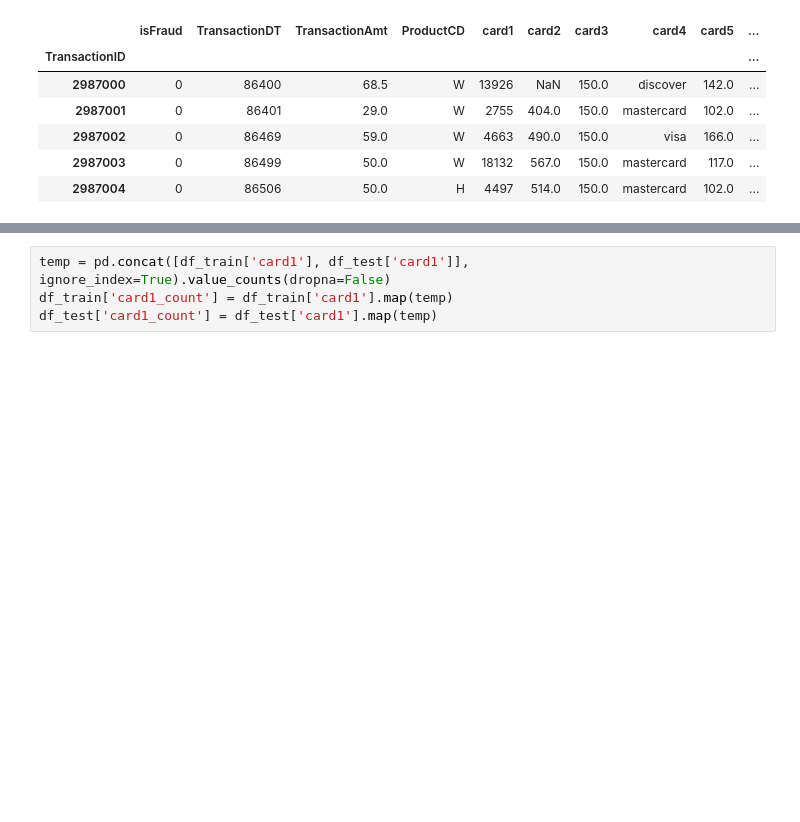
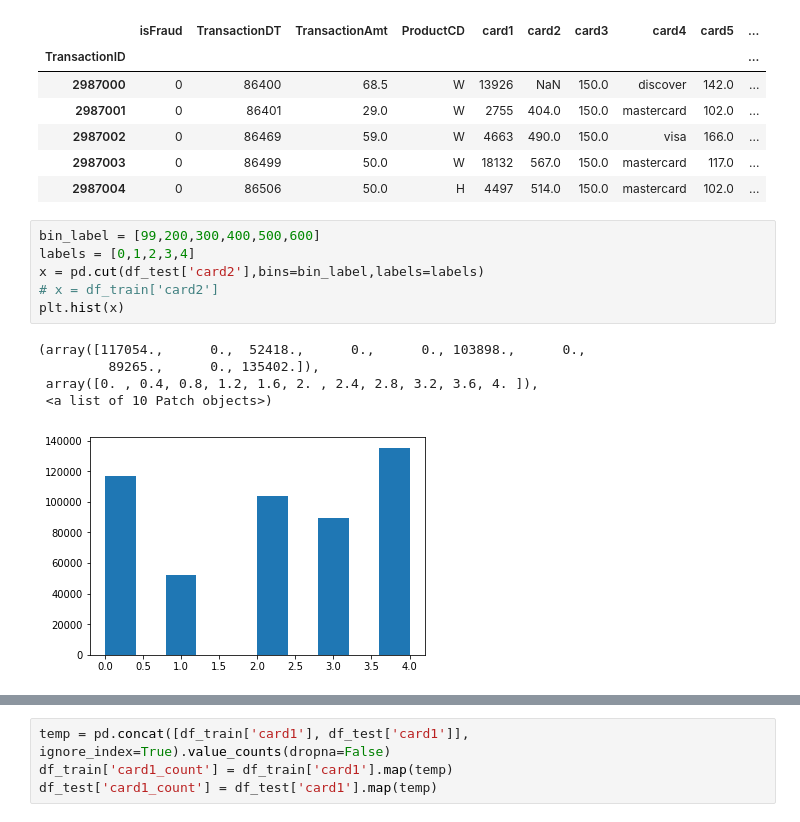
Before and after one commit to zakopuro/kaggle_IEEE_fraud_Detection, a Jupyter notebook: notebook/EDA.ipynb, the cells around one changed output, grey strips where cells are left out. Saved outputs shown, nothing was run; the diff lists cells and outputs as text; blank space fills up the shorter version.

```diff
--- a/notebook/EDA.ipynb
+++ b/notebook/EDA.ipynb
@@ -28,3 +28,15 @@ df_train.head()
 | 2987002 | 0 | 86469 | 59.0 | W | 4663 | 490.0 | 150.0 | visa | 166.0 | ... |
 | 2987003 | 0 | 86499 | 50.0 | W | 18132 | 567.0 | 150.0 | mastercard | 117.0 | ... |
 | 2987004 | 0 | 86506 | 50.0 | H | 4497 | 514.0 | 150.0 | mastercard | 102.0 | ... |
+# %%
+bin_label = [99,200,300,400,500,600]
+labels = [0,1,2,3,4]
+x = pd.cut(df_test['card2'],bins=bin_label,labels=labels)
+# x = df_train['card2']
+plt.hist(x)
+# %% [output]
+(array([117054.,      0.,  52418.,      0.,      0., 103898.,      0.,
+         89265.,      0., 135402.]),
+ array([0. , 0.4, 0.8, 1.2, 1.6, 2. , 2.4, 2.8, 3.2, 3.6, 4. ]),
+ <a list of 10 Patch objects>)
+[figure, added]
```
Also changed, not shown: parts of 4 cells of this notebook, 3 other files.
